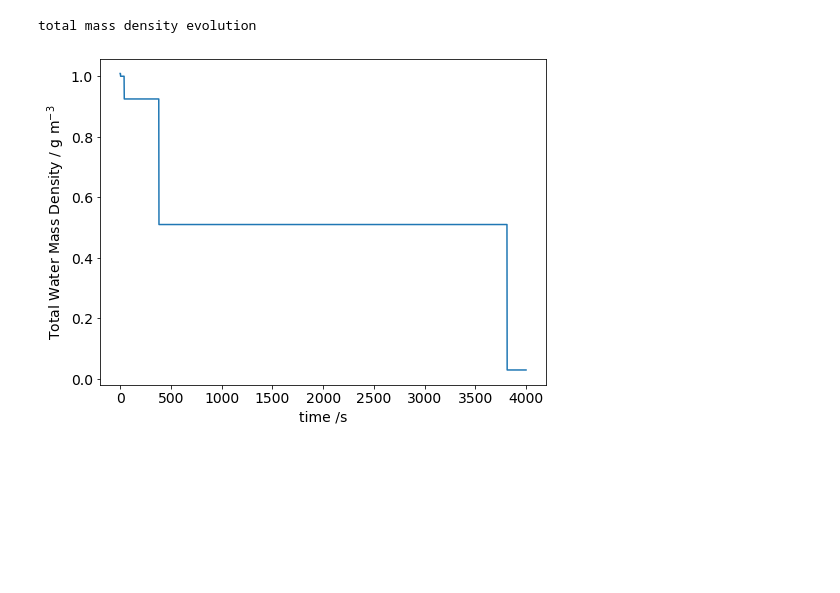
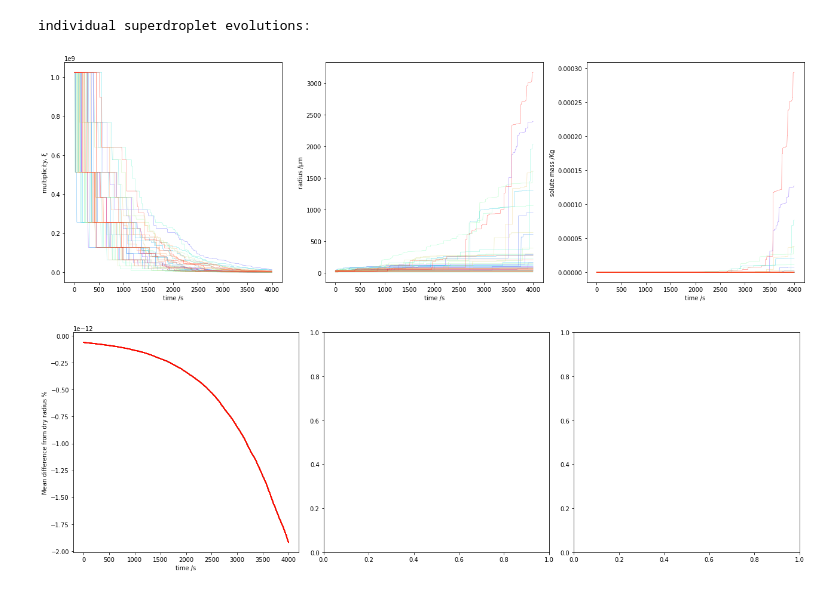
Before and after one commit to yoctoyotta1024/clara-bayley-superdroplets, a Jupyter notebook: plotSDs.ipynb, the cells around one changed output. Cells and saved outputs as stored; diff of their text form; code cells hidden in the pictures; blank space fills up the shorter version.

```diff
--- a/plotSDs.ipynb
+++ b/plotSDs.ipynb
@@ -142,11 +141,29 @@ RHO_SOL = 2200.0 Kg/m^3
 MR_SOL = 0.058443 Kg/mol
 IONIC = 2.0
 -------------------------------
-# %%
-print("total mass density evolution")
-fig, ax = plt.subplots(nrows=1, ncols=1, figsize=(8,6))
-totmassdens = np.sum(eps*SDprops.m(r, 0)/VOL, axis=1)
-axplt(ax, t, totmassdens*1000, xlab="time /s", ylab="Total Water Mass Density / g m$^{-3}$")
-# %% [output]
-total mass density evolution
-[figure, removed]
+# %%
+print("individual superdroplet evolutions:")
+n = 50
+fig, axs = plt.subplots(ncols=3, nrows=1, figsize=(18,6))
+colors=plt.cm.rainbow(np.linspace(0,1,n))
+for i,c in zip(range(n), colors):
+  axplt(axs[0], t, eps[:,i], xlab="time /s", ylab="multiplicity, \u03BE", c=c)
+  axplt(axs[1], t, r[:,i]*1e6, xlab="time /s", ylab="radius /\u03BCm", c=c)
+  axplt(axs[2], t, m_sol[:,i], xlab="time /s", ylab="solute mass /Kg",c=c)
+
+for ax in axs:
+  for line in ax.get_lines():
+      line.set_linewidth(0.3)
+plt.tight_layout()
+
+
+fig, axs = plt.subplots(ncols=3, nrows=1, figsize=(18,6))
+dry_r = (3*m_sol/(4*np.pi*SDprops.RHO_SOL))**(1/3)
+fracdiff = np.mean((r-dry_r)/dry_r, axis=1)
+for i,c in zip(range(n), colors):
+  axplt(axs[0], t, fracdiff*100, xlab="time /s", ylab="Mean difference from dry radius %", c=c)
+plt.tight_layout()
+# %% [output]
+individual superdroplet evolutions:
+[figure, added]
+[figure, added]
```
Also changed, not shown: parts of 7 cells of this notebook, 5 other files.
